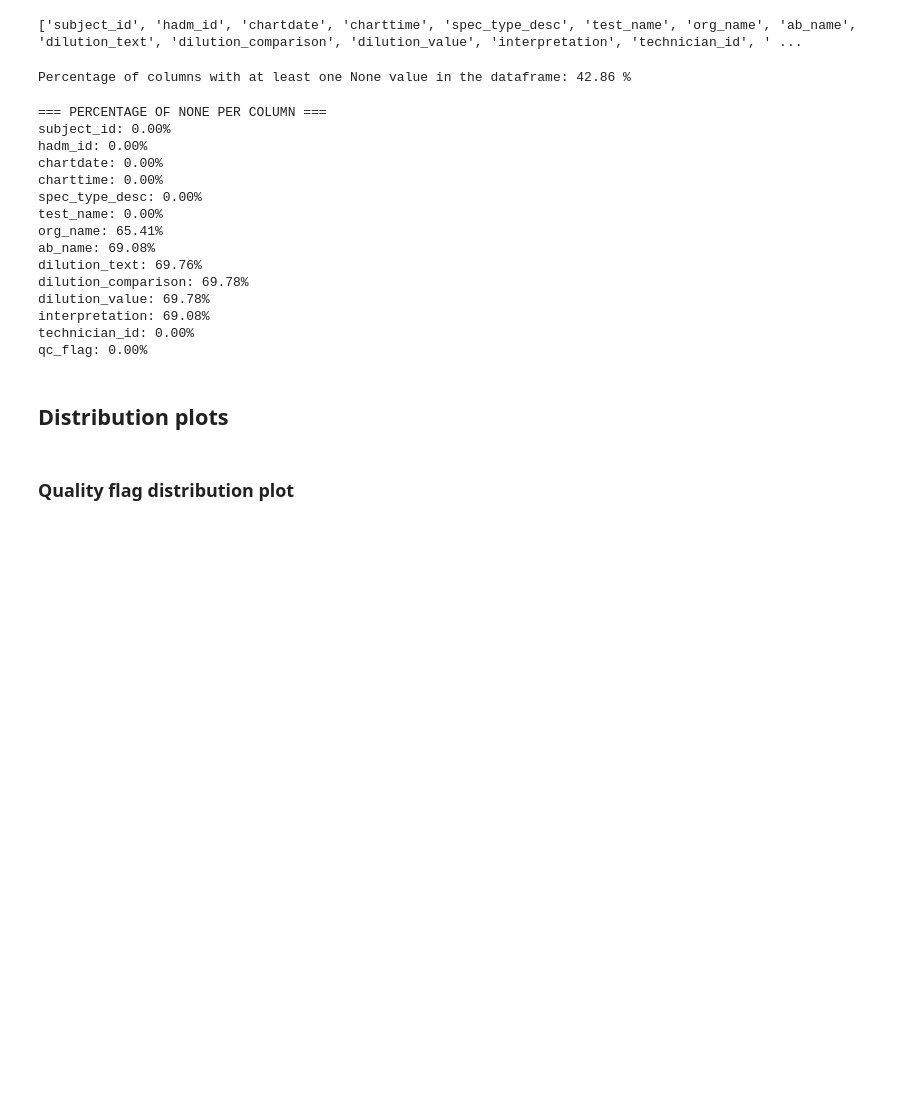
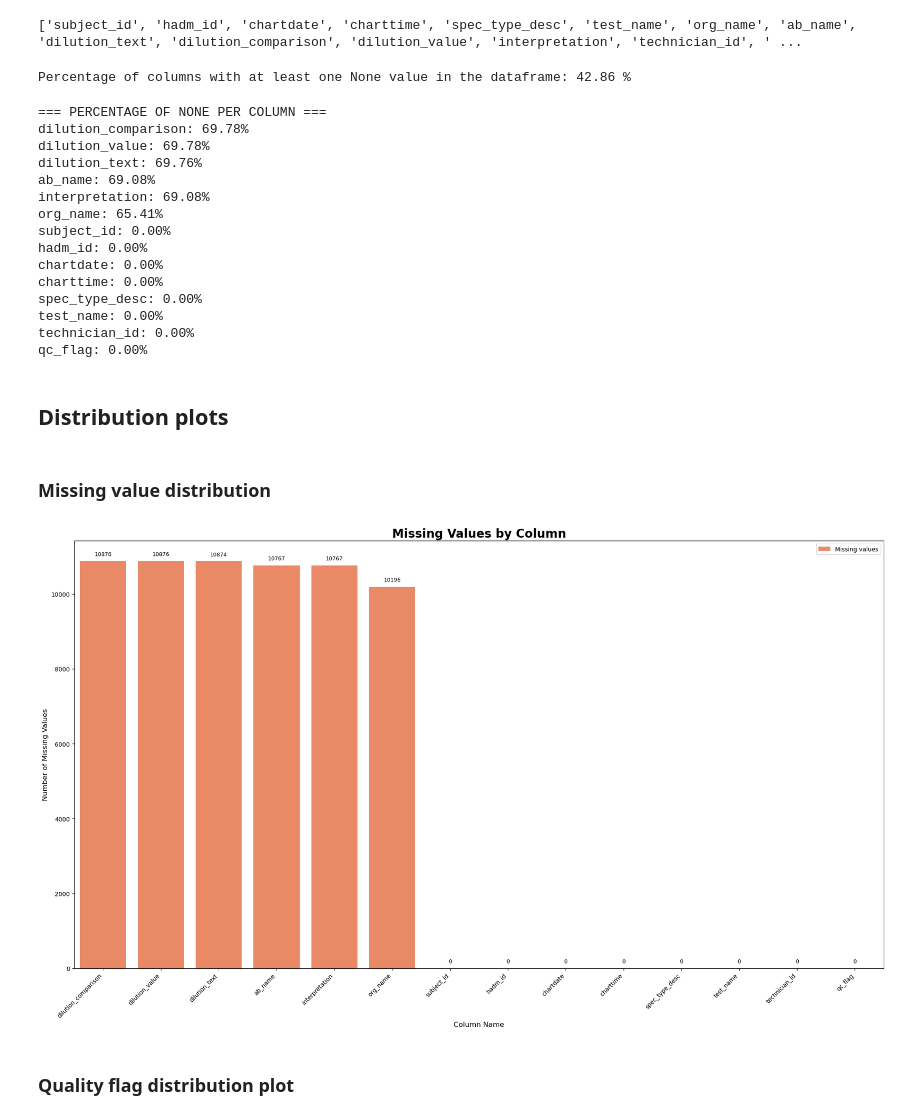
Before and after one commit to TommyTokk/DA4DH, a Jupyter notebook: notebooks/DataUnderstanding/data_understanding_micro_bio.ipynb, the cells around one changed output. Cells and saved outputs as stored; diff of their text form; code cells hidden in the pictures; blank space fills up the shorter version.

```diff
--- a/notebooks/DataUnderstanding/data_understanding_micro_bio.ipynb
+++ b/notebooks/DataUnderstanding/data_understanding_micro_bio.ipynb
@@ -77,35 +70,81 @@ Percentage of columns with at least one None value in the dataframe: 42.86 %
 # %%
 def get_none_percentage_per_cols(df):
     res = []
-    for col in cols:
+    for col in du.get_cols(df):
         not_none = (lab_events_df[col].count())
         none_percentage = ((rows - not_none)/rows)*100
         res.append((col, none_percentage))
     return res
 # Get the percentage of None values for each columns
-none_percentage_per_cols = []
+none_percentage_per_cols = get_none_percentage_per_cols(lab_events_df)
 
 print("=== PERCENTAGE OF NONE PER COLUMN ===")
-for col, percentage in get_none_percentage_per_cols(lab_events_df):
+for col, percentage in sorted(none_percentage_per_cols, key=lambda tup: tup[1], reverse=True):
     print(f"{col}: {percentage:.2f}%")
 # %% [output]
 === PERCENTAGE OF NONE PER COLUMN ===
+dilution_comparison: 69.78%
+dilution_value: 69.78%
+dilution_text: 69.76%
+ab_name: 69.08%
+interpretation: 69.08%
+org_name: 65.41%
 subject_id: 0.00%
 hadm_id: 0.00%
 chartdate: 0.00%
 charttime: 0.00%
 spec_type_desc: 0.00%
 test_name: 0.00%
-org_name: 65.41%
-ab_name: 69.08%
-dilution_text: 69.76%
-dilution_comparison: 69.78%
-dilution_value: 69.78%
-interpretation: 69.08%
 technician_id: 0.00%
 qc_flag: 0.00%
 # %% [markdown]
 ## Distribution plots
+# %% [markdown]
+### Missing value distribution
+# %%
+number_of_missing_values = lab_events_df.count()
+
+diff = rows - number_of_missing_values
+
+# Convert to DataFrame for easier plotting
+missing_df = pd.DataFrame({
+    'column': diff.index,
+    'missing_count': diff.values
+})
+
+# Sort by missing count (optional, for better visualization)
+missing_df = missing_df.sort_values('missing_count', ascending=False)
+
+# Create the plot
+fig, ax = plt.subplots(figsize=(20,12))
+
+# Create barplot
+sns.barplot(
+    data=missing_df,
+    x='column',
+    y='missing_count',
+    ax=ax,
+    color='coral',
+    label='Missing values'
+)
+
+ax.set_title('Missing Values by Column', fontsize=20, fontweight='bold')
+ax.set_xlabel('Column Name', fontsize=12)
+ax.set_ylabel('Number of Missing Values', fontsize=12)
+
+# Rotate x-axis labels for readability
+plt.xticks(rotation=45, ha='right')
+
+# Add value labels on top of bars
+for i, v in enumerate(missing_df['missing_count']):
+    ax.text(i, v + max(missing_df['missing_count']) * 0.01,
+            str(v), ha='center', va='bottom', fontsize=9)
+
+# Adjust layout
+plt.tight_layout()
+plt.show()
+# %% [output]
+[figure, added]
 # %% [markdown]
 ### Quality flag distribution plot
 # %%
```
Also changed, not shown: parts of 8 cells of this notebook.
